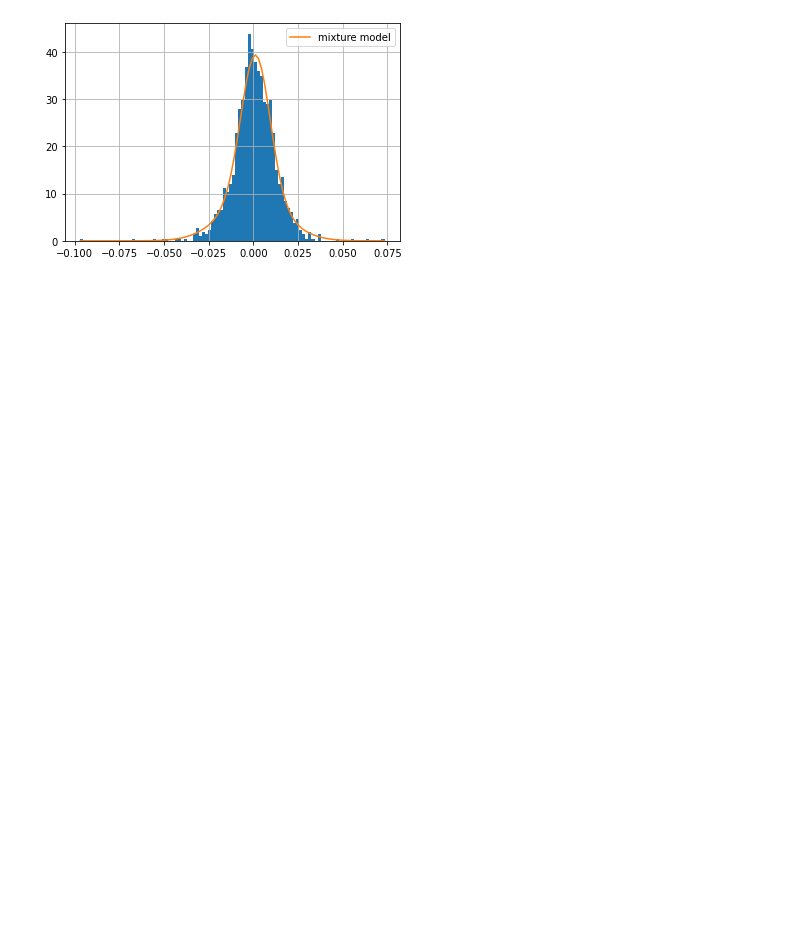
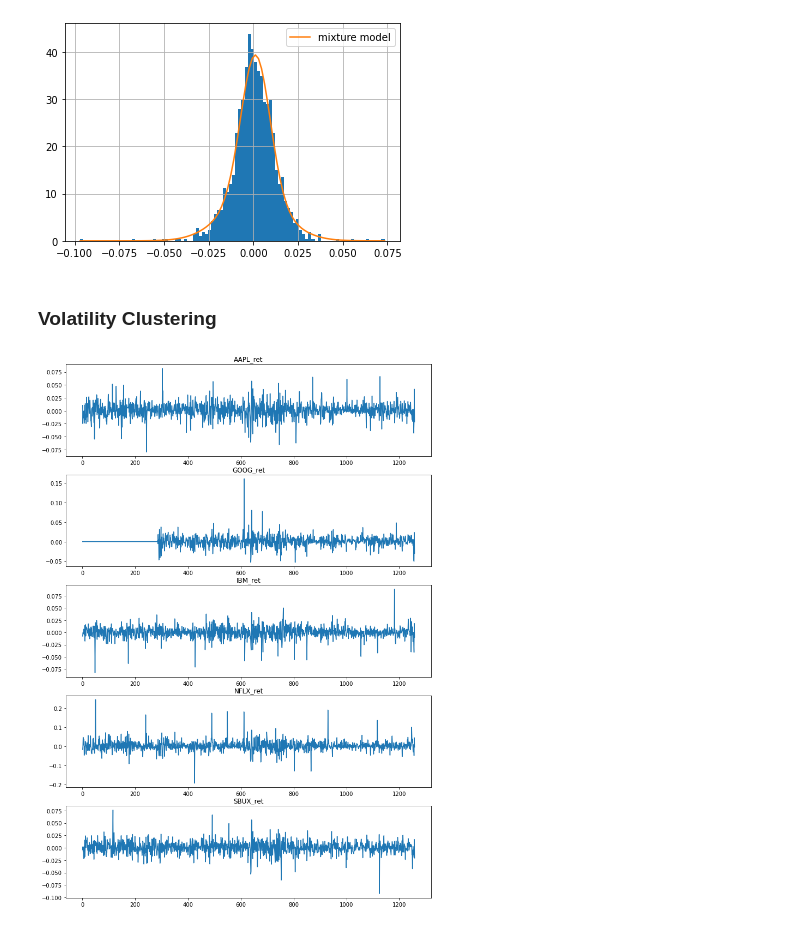
Before and after one commit to tohidabedini/deep-learning-courses, a Jupyter notebook: 04-Udemy - Financial/02-Financial basics/2.11-Financial Data Statistics.ipynb, the cells around one changed output. Saved outputs shown, nothing was run; the diff lists cells and outputs as text; code cells hidden in the pictures; blank space fills up the shorter version.

```diff
--- a/04-Udemy - Financial/02-Financial basics/2.11-Financial Data Statistics.ipynb
+++ b/04-Udemy - Financial/02-Financial basics/2.11-Financial Data Statistics.ipynb
@@ -484,3 +485,12 @@ plt.plot(x_list, fx, label="mixture model")
 plt.legend();
 # %% [output]
 [figure]
+# %% [markdown]
+### Volatility Clustering
+# %%
+for i, symbol in enumerate(rets.columns):
+    plt.subplot(len(rets.columns), 1, i+1)
+    plt.title(symbol)
+    rets[symbol].plot(figsize=(12,18));
+# %% [output]
+[figure, added]
```
Also changed, not shown: parts of 6 cells of this notebook.
